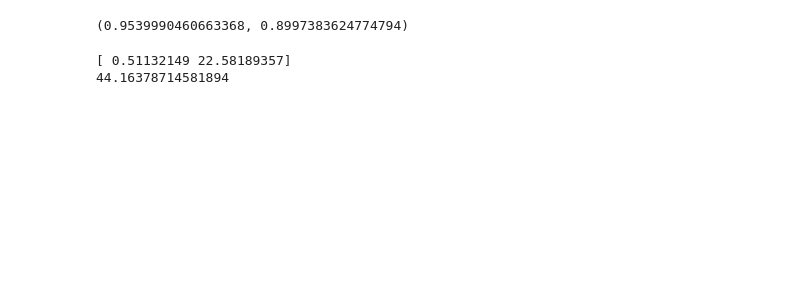
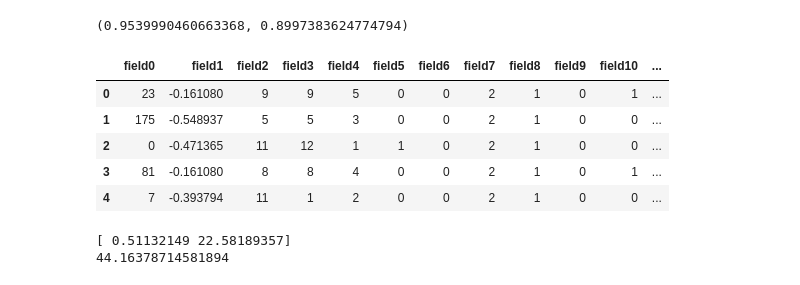
Before and after one commit to andygoosh/OneTwoTrip-Contest, a Jupyter notebook: workinprogress.ipynb, the cells around one changed output. Cells and saved outputs as stored; diff of their text form; code cells hidden in the pictures; blank space fills up the shorter version.

```diff
--- a/workinprogress.ipynb
+++ b/workinprogress.ipynb
@@ -419,28 +400,52 @@ def plot_cm_and_roc(model, X, y, title=''):
 
   plt.show()
 # %%
-def add_aggregates(X):
+def add_aggregates(X, aggs=[], cols=[]):
+
+  if len(aggs) == 0:
+    aggs = ['std', 'sum', 'max', 'min', 'mean', 'count']
+
+  if len(cols) == 0:
+    cols = list(filter(lambda x: 'field' in x, X.columns))
+
   # add aggregates for userid
-  AGGREGATES = [] #'std', 'sum', 'max', 'min', 'mean'
   grouped_by = X.groupby('userid')
   all_features = []
 
-  if len(AGGREGATES) > 0:
-    FTS = list(filter(lambda x: 'field' in x, X.columns))
-    for col in FTS:
-      grouped = grouped_by.agg({col: AGGREGATES})
-      grouped.columns = ["_".join(x) for x in grouped.columns.ravel()]
-      all_features.append(grouped)
+  # add count
+  if 'count' in aggs:
+    grouped = grouped_by.agg({'userid': 'count'})
+    grouped.columns = ['count']
+    all_features.append( grouped )
+    aggs.remove('count')
 
-  # add count
-  grouped = grouped_by.agg({'userid': 'count'})
-  grouped.columns = ['ord_cnt']
-  all_features.append( grouped )
+  for col in cols:
+    grouped = grouped_by.agg({col: aggs})
+    grouped.columns = ["_".join(x) for x in grouped.columns.ravel()]
+    all_features.append(grouped)
 
   if len(all_features)>0:
     all_features = pd.concat(all_features, axis=1)
     X = X.merge(all_features, on=('userid'))
 
   return X.drop(['userid'], axis=1)
+
+def check_aggregates_result():
+  a = df_train.groupby('userid', as_index=False).count()
+  a = a[a.field0 == 5]
+  a = df_train.loc[df_train.userid.isin([*a.userid])]
+  #print(a.iloc[1].userid)
+  a = a[a.userid == a.iloc[0].userid]
+
+  return add_aggregates(a, cols=['field0'])
+
+check_aggregates_result()
+# %% [output]
+|  | field0 | field1 | field2 | field3 | field4 | field5 | field6 | field7 | field8 | field9 | field10 | ... |
+| 0 | 23 | -0.161080 | 9 | 9 | 5 | 0 | 0 | 2 | 1 | 0 | 1 | ... |
+| 1 | 175 | -0.548937 | 5 | 5 | 3 | 0 | 0 | 2 | 1 | 0 | 0 | ... |
+| 2 | 0 | -0.471365 | 11 | 12 | 1 | 1 | 0 | 2 | 1 | 0 | 0 | ... |
+| 3 | 81 | -0.161080 | 8 | 8 | 4 | 0 | 0 | 2 | 1 | 0 | 1 | ... |
+| 4 | 7 | -0.393794 | 11 | 1 | 2 | 0 | 0 | 2 | 1 | 0 | 0 | ... |
 # %%
 def to_buckets(X, bins):
```
Also changed, not shown: parts of 23 cells of this notebook.
